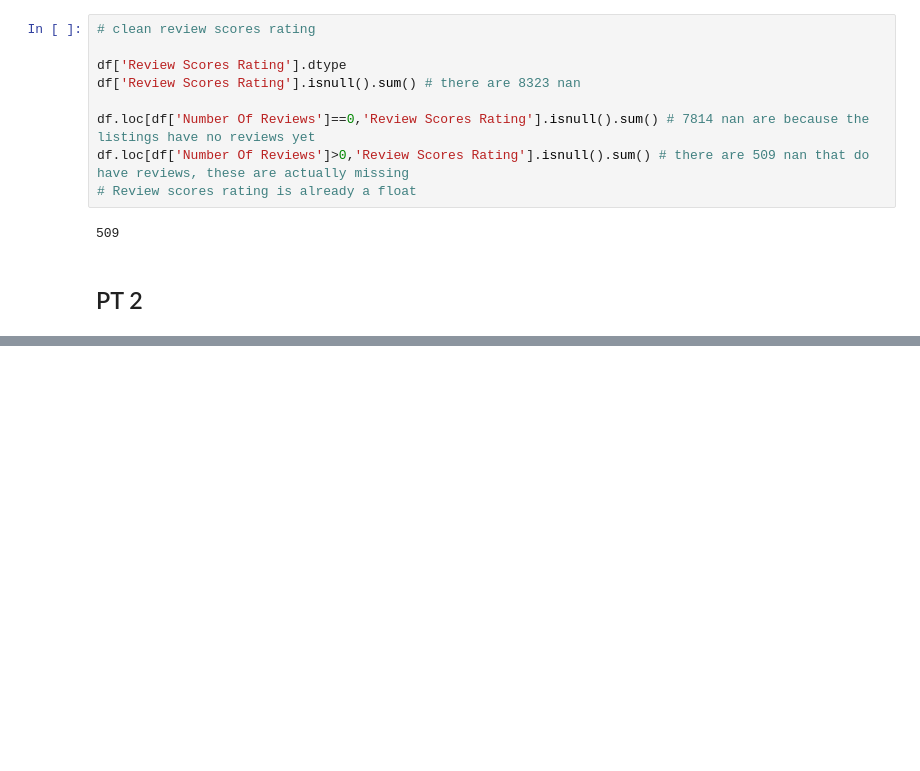
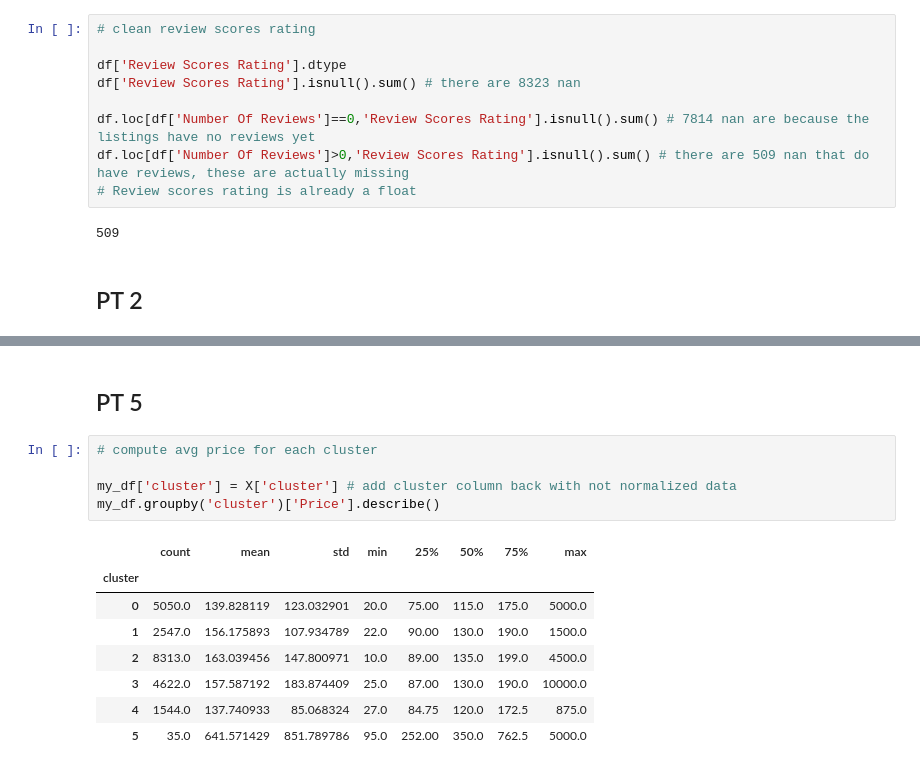
Before and after one commit to rvt9bx/DS3001kmc, a Jupyter notebook: assignment_kmc.ipynb, the cells around one changed output, grey strips where cells are left out. Drawn from its saved outputs; the diff is of its cells as text; blank space fills up the shorter version.

```diff
--- a/assignment_kmc.ipynb
+++ b/assignment_kmc.ipynb
@@ -92,0 +117,16 @@ X = X.apply(maxmin)
+# %% [markdown]
+## PT 5
+# %%
+# compute avg price for each cluster
+
+my_df['cluster'] = X['cluster'] # add cluster column back with not normalized data
+my_df.groupby('cluster')['Price'].describe()
+# %% [output]
+|  | count | mean | std | min | 25% | 50% | 75% | max |
+| cluster |  |  |  |  |  |  |  |  |
+| 0 | 5050.0 | 139.828119 | 123.032901 | 20.0 | 75.00 | 115.0 | 175.0 | 5000.0 |
+| 1 | 2547.0 | 156.175893 | 107.934789 | 22.0 | 90.00 | 130.0 | 190.0 | 1500.0 |
+| 2 | 8313.0 | 163.039456 | 147.800971 | 10.0 | 89.00 | 135.0 | 199.0 | 4500.0 |
+| 3 | 4622.0 | 157.587192 | 183.874409 | 25.0 | 87.00 | 130.0 | 190.0 | 10000.0 |
+| 4 | 1544.0 | 137.740933 | 85.068324 | 27.0 | 84.75 | 120.0 | 172.5 | 875.0 |
+| 5 | 35.0 | 641.571429 | 851.789786 | 95.0 | 252.00 | 350.0 | 762.5 | 5000.0 |
```
Also changed, not shown: parts of 18 cells of this notebook.
